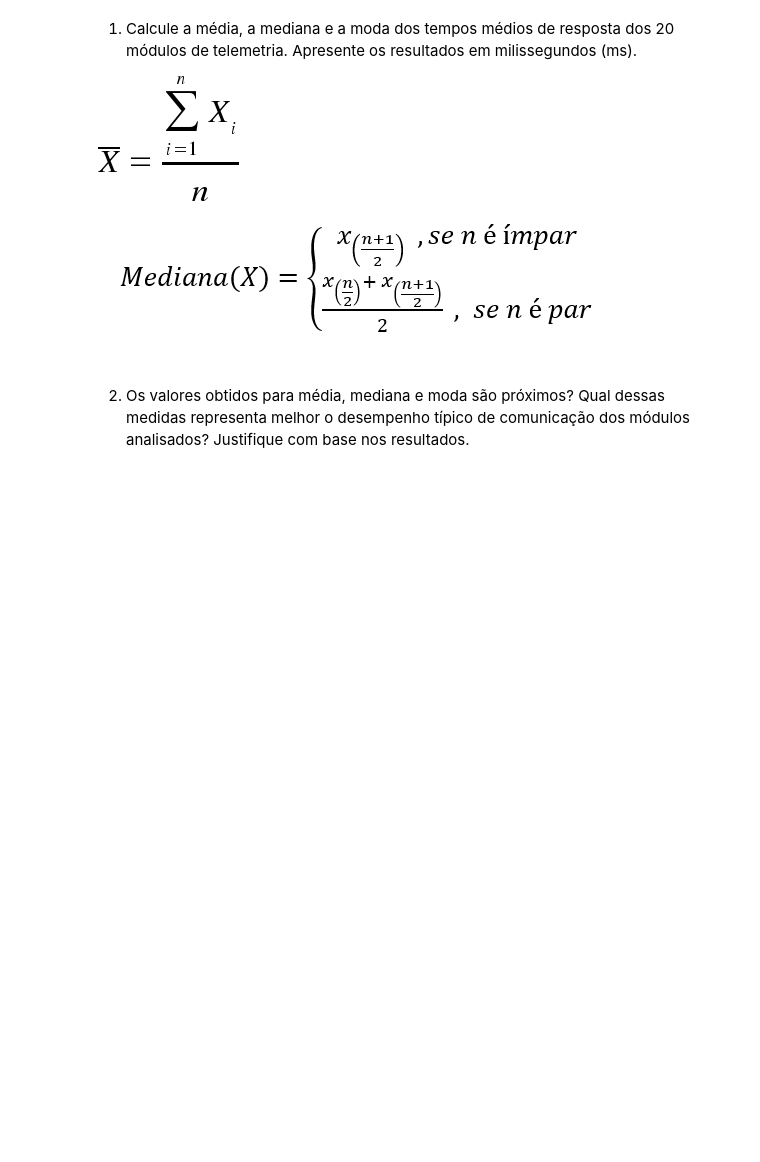
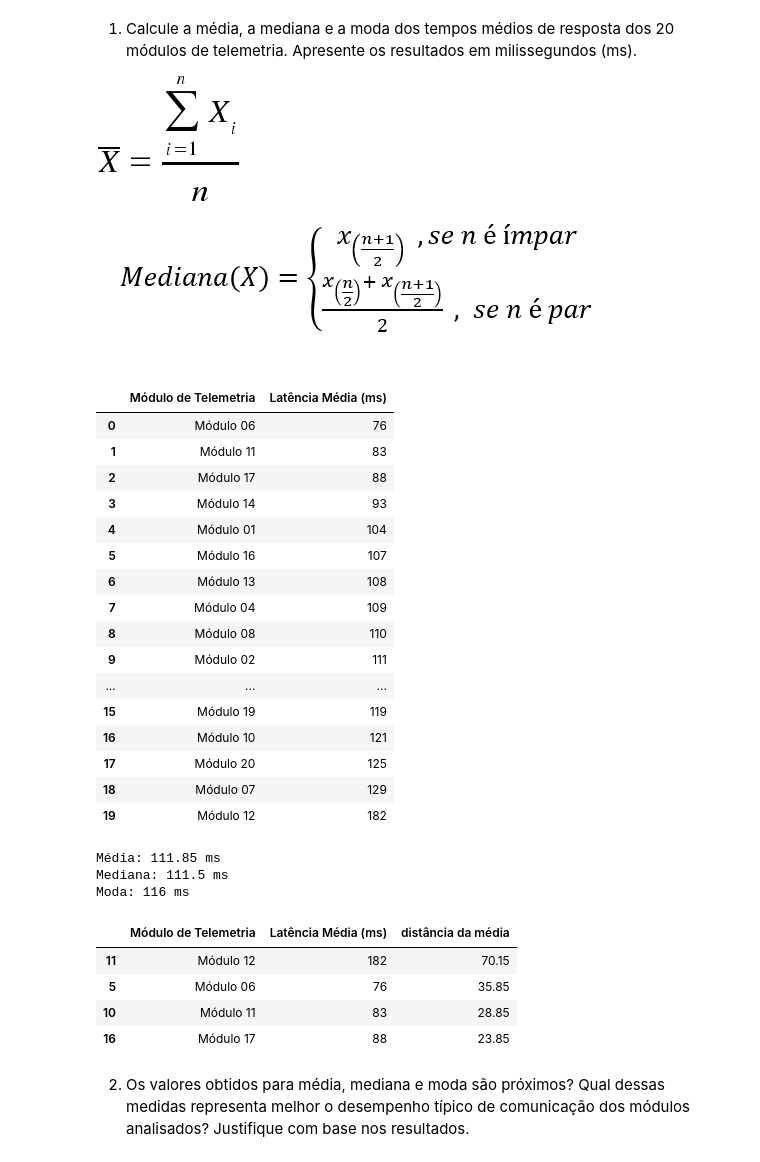
Before and after one commit to caiosemblano/M06-Lab-Estatistica, a Jupyter notebook: AT13 - Medidas de tendencia central e Variabilidade.ipynb, the cells around one changed output. Drawn from its saved outputs; the diff is of its cells as text; code cells hidden in the pictures; blank space fills up the shorter version.

```diff
--- a/AT13 - Medidas de tendencia central e Variabilidade.ipynb
+++ b/AT13 - Medidas de tendencia central e Variabilidade.ipynb
@@ -81,6 +102,44 @@ moda = dados['Latência Média (ms)'].mode()
 1. Calcule a média, a mediana e a moda dos tempos médios de resposta dos 20 módulos de telemetria. Apresente os resultados em milissegundos (ms).
 <img src="embedded-picture-1"/>
 <img src="embedded-picture-2"/>
+# %%
+display(df_ordenado)
+print()
+print("Média:", round(media, 2), "ms")
+print("Mediana:", mediana, "ms")
+print("Moda:", moda.iloc[0], "ms")
+print()
+
+desvios = dados.copy()
+desvios["distância da média"] = abs(desvios["Latência Média (ms)"] - media)
+desvios = desvios.sort_values("distância da média", ascending=False)
+display(desvios.head(4))
+# %% [output]
+|  | Módulo de Telemetria | Latência Média (ms) |
+| 0 | Módulo 06 | 76 |
+| 1 | Módulo 11 | 83 |
+| 2 | Módulo 17 | 88 |
+| 3 | Módulo 14 | 93 |
+| 4 | Módulo 01 | 104 |
+| 5 | Módulo 16 | 107 |
+| 6 | Módulo 13 | 108 |
+| 7 | Módulo 04 | 109 |
+| 8 | Módulo 08 | 110 |
+| 9 | Módulo 02 | 111 |
+| ... | ... | ... |
+| 15 | Módulo 19 | 119 |
+| 16 | Módulo 10 | 121 |
+| 17 | Módulo 20 | 125 |
+| 18 | Módulo 07 | 129 |
+| 19 | Módulo 12 | 182 |
+Média: 111.85 ms
+Mediana: 111.5 ms
+Moda: 116 ms
+|  | Módulo de Telemetria | Latência Média (ms) | distância da média |
+| 11 | Módulo 12 | 182 | 70.15 |
+| 5 | Módulo 06 | 76 | 35.85 |
+| 10 | Módulo 11 | 83 | 28.85 |
+| 16 | Módulo 17 | 88 | 23.85 |
 # %% [markdown]
 2. Os valores obtidos para média, mediana e moda são próximos? Qual dessas medidas representa melhor o desempenho típico de comunicação dos módulos analisados? Justifique com base nos resultados.
 # %% [markdown]
```
Also changed, not shown: parts of 15 cells of this notebook, 2 other files.
